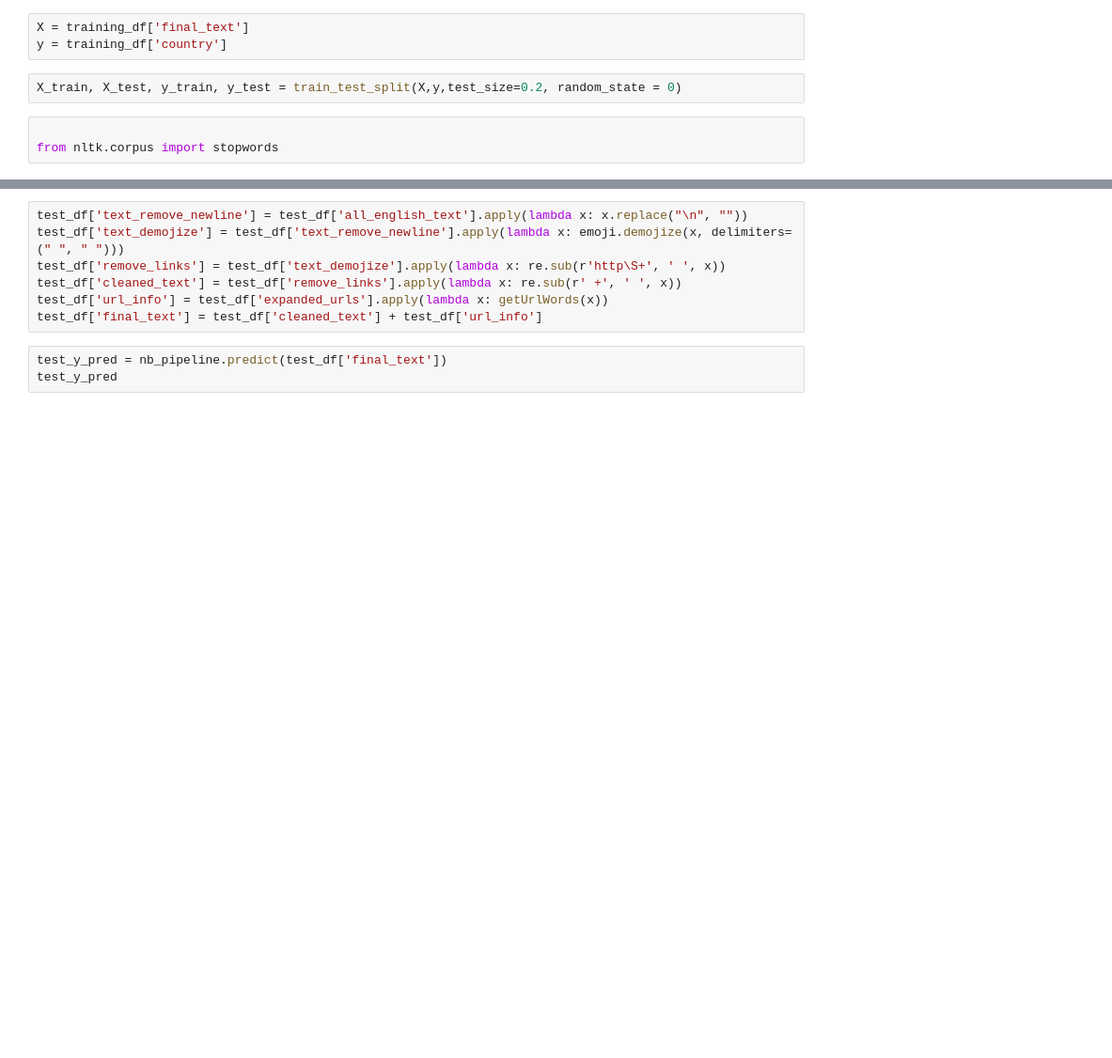
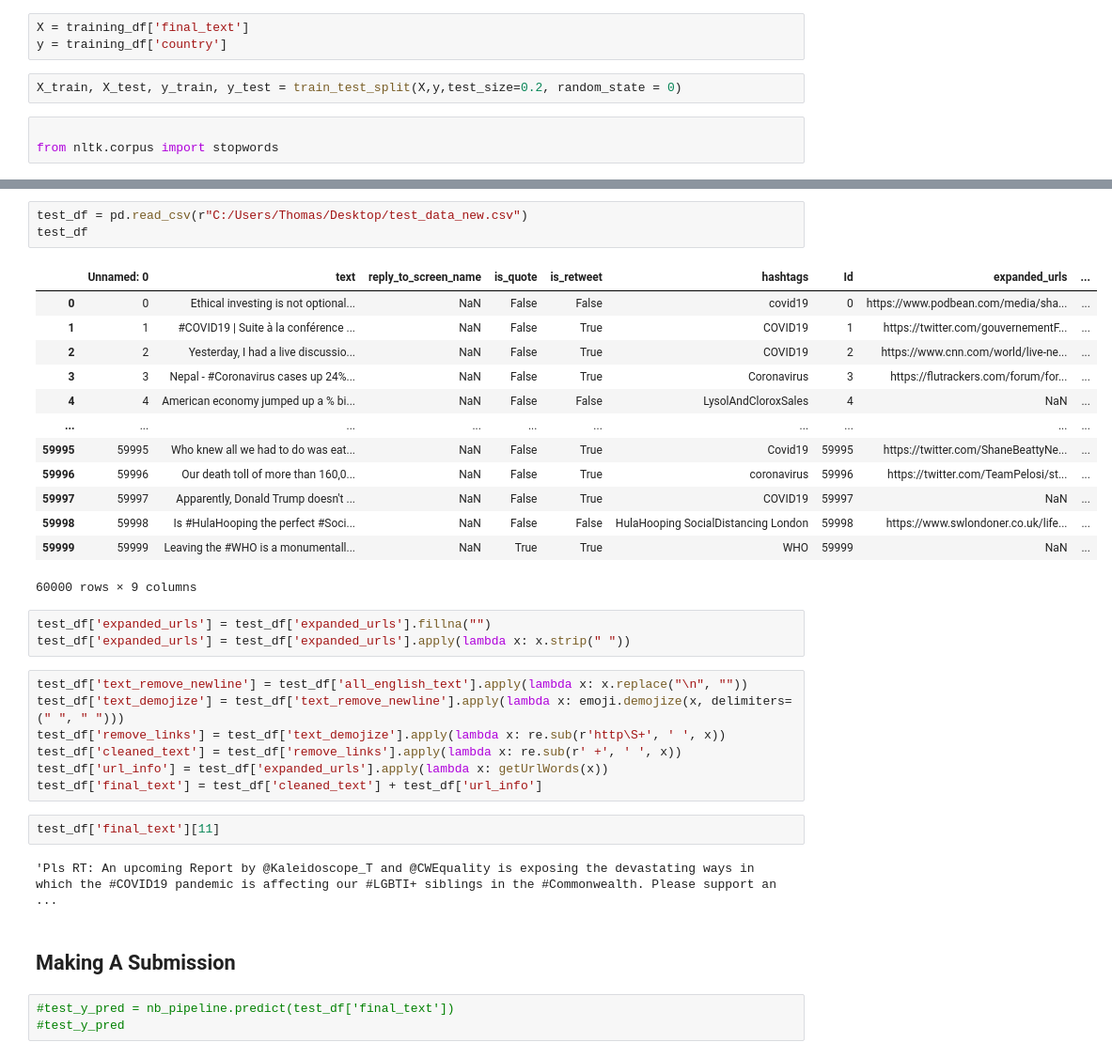
Before and after one commit to mnovovil/CountryClassificationOfCovidTweetsNLP, a Jupyter notebook: code.ipynb, the cells around one changed output, grey strips where cells are left out. Shown: that part at 94% size. Drawn from its saved outputs; the diff is of its cells as text; blank space fills up the shorter version.

```diff
--- a/code.ipynb
+++ b/code.ipynb
@@ -293,3 +451,23 @@ test_df.head()
+# %%
+test_df = pd.read_csv(r"C:/Users/Thomas/Desktop/test_data_new.csv")
+test_df
+# %% [output]
+|  | Unnamed: 0 | text | reply_to_screen_name | is_quote | is_retweet | hashtags | Id | expanded_urls | ... |
+| 0 | 0 | Ethical investing is not optional... | NaN | False | False | covid19 | 0 | https://www.podbean.com/media/sha... | ... |
+| 1 | 1 | #COVID19 | Suite à la conférence ... | NaN | False | True | COVID19 | 1 | https://twitter.com/gouvernementF... | ... |
+| 2 | 2 | Yesterday, I had a live discussio... | NaN | False | True | COVID19 | 2 | https://www.cnn.com/world/live-ne... | ... |
+| 3 | 3 | Nepal - #Coronavirus cases up 24%... | NaN | False | True | Coronavirus | 3 | https://flutrackers.com/forum/for... | ... |
+| 4 | 4 | American economy jumped up a % bi... | NaN | False | False | LysolAndCloroxSales | 4 | NaN | ... |
+| ... | ... | ... | ... | ... | ... | ... | ... | ... | ... |
+| 59995 | 59995 | Who knew all we had to do was eat... | NaN | False | True | Covid19 | 59995 | https://twitter.com/ShaneBeattyNe... | ... |
+| 59996 | 59996 | Our death toll of more than 160,0... | NaN | False | True | coronavirus | 59996 | https://twitter.com/TeamPelosi/st... | ... |
+| 59997 | 59997 | Apparently, Donald Trump doesn't ... | NaN | False | True | COVID19 | 59997 | NaN | ... |
+| 59998 | 59998 | Is #HulaHooping the perfect #Soci... | NaN | False | False | HulaHooping SocialDistancing London | 59998 | https://www.swlondoner.co.uk/life... | ... |
+| 59999 | 59999 | Leaving the #WHO is a monumentall... | NaN | True | True | WHO | 59999 | NaN | ... |
+60000 rows × 9 columns
+# %%
+test_df['expanded_urls'] = test_df['expanded_urls'].fillna("")
+test_df['expanded_urls'] = test_df['expanded_urls'].apply(lambda x: x.strip(" "))
 # %%
 test_df['text_remove_newline'] = test_df['all_english_text'].apply(lambda x: x.replace("\n", ""))
 test_df['text_demojize'] = test_df['text_remove_newline'].apply(lambda x: emoji.demojize(x, delimiters=(" ", " ")))
@@ -297,7 +475,13 @@ test_df['remove_links'] = test_df['text_demojize'].apply(lambda x: re.sub(r'http
 test_df['cleaned_text'] = test_df['remove_links'].apply(lambda x: re.sub(r' +', ' ', x))
 test_df['url_info'] = test_df['expanded_urls'].apply(lambda x: getUrlWords(x))
 test_df['final_text'] = test_df['cleaned_text'] + test_df['url_info']
+# %%
+test_df['final_text'][11]
+# %% [output]
+'Pls RT: An upcoming Report by @Kaleidoscope_T and @CWEquality is exposing the devastating ways in which the #COVID19 pandemic is affecting our #LGBTI+ siblings in the #Commonwealth. Please support an ...
+# %% [markdown]
+## Making A Submission
 # %%
-test_y_pred = nb_pipeline.predict(test_df['final_text'])
-test_y_pred
+#test_y_pred = nb_pipeline.predict(test_df['final_text'])
+#test_y_pred
 # %%
```
Also changed, not shown: parts of 31 cells of this notebook.
